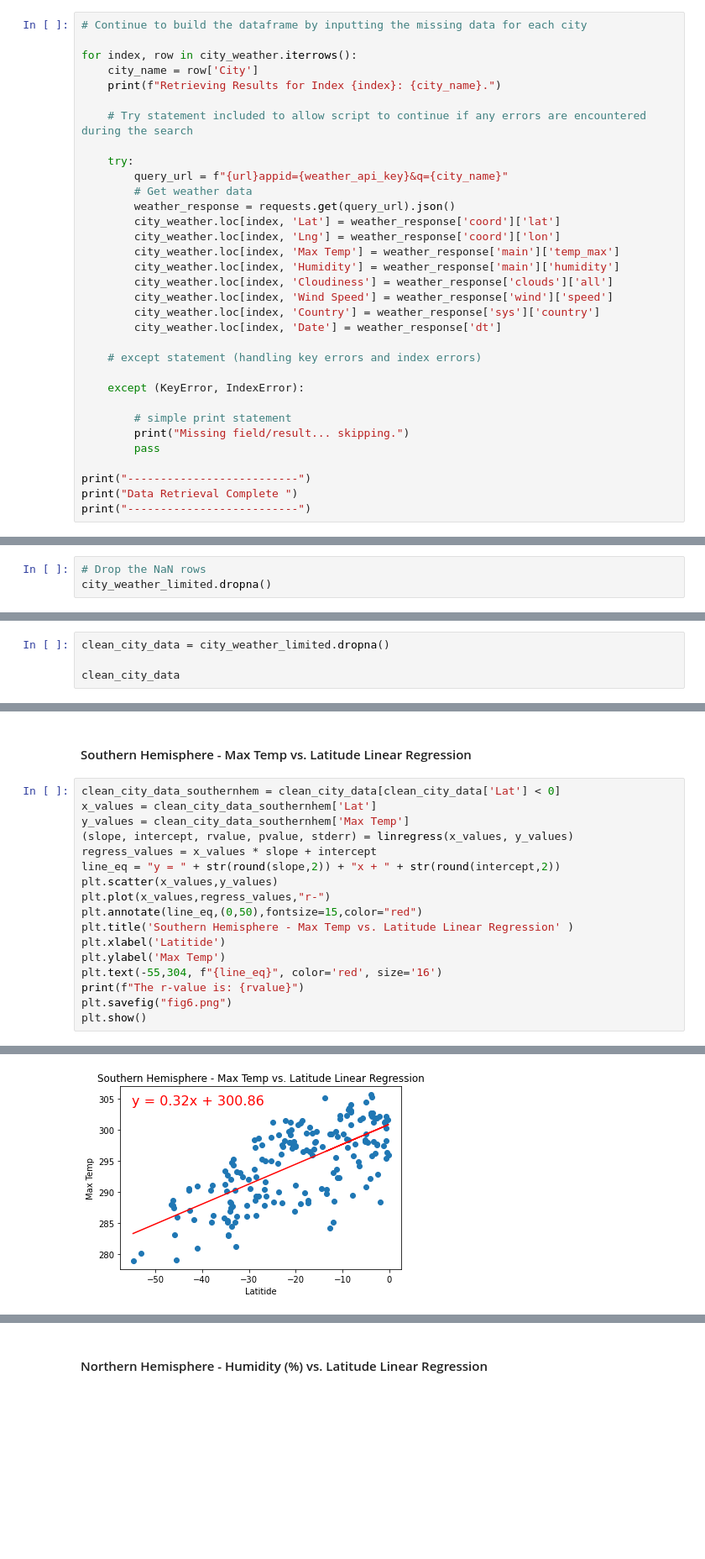
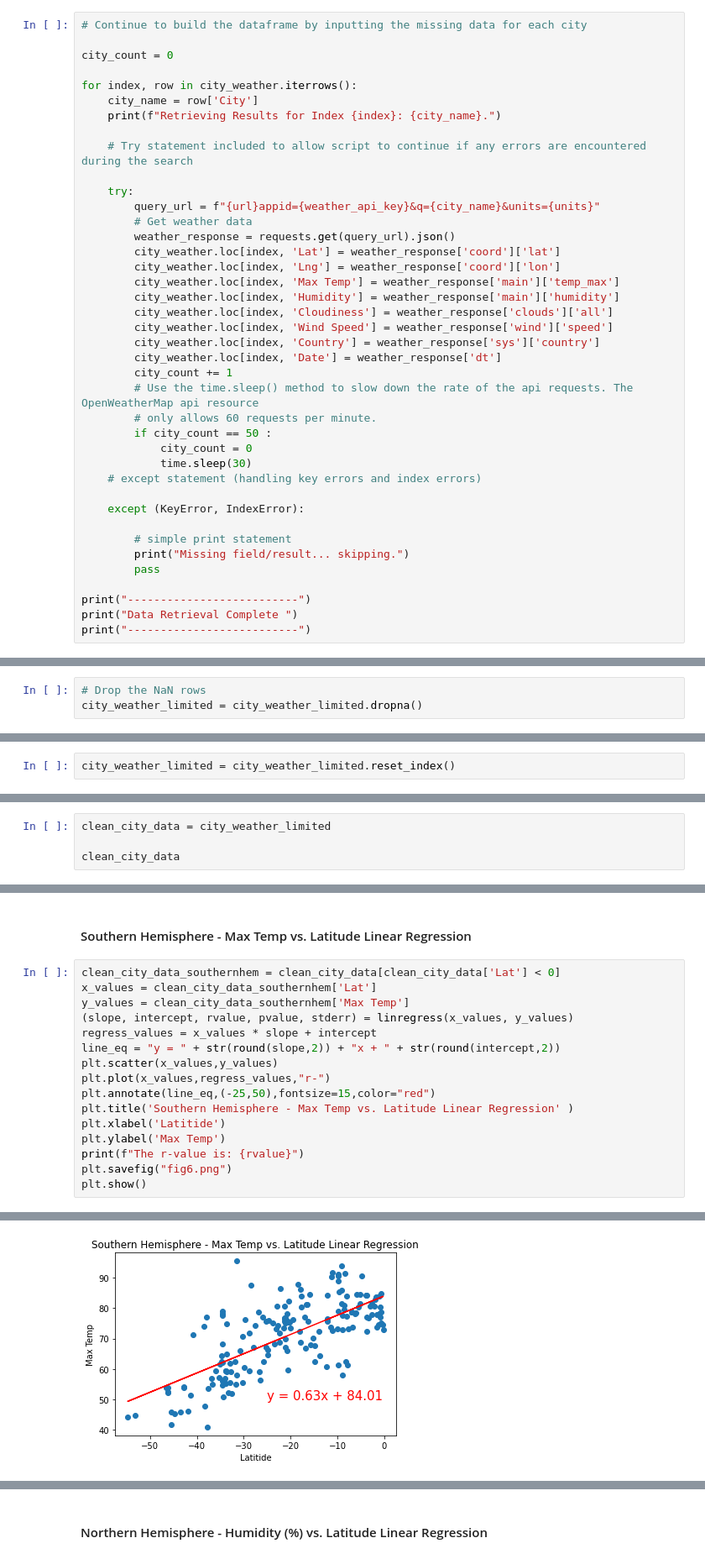
Before and after one commit to SimplyKP22/Python-API-Challenge, a Jupyter notebook: WeatherPy/WeatherPy.ipynb, the cells around one changed output, grey strips where cells are left out. Shown at 84% size. Cells and saved outputs as stored; diff of their text form; blank space fills up the shorter version.

```diff
--- a/WeatherPy/WeatherPy.ipynb
+++ b/WeatherPy/WeatherPy.ipynb
@@ -118,5 +141,7 @@ city_weather
 # %%
 # Continue to build the dataframe by inputting the missing data for each city
+
+city_count = 0
 
 for index, row in city_weather.iterrows():
     city_name = row['City']
@@ -125,7 +150,7 @@ for index, row in city_weather.iterrows():
     # Try statement included to allow script to continue if any errors are encountered during the search
 
     try:
-        query_url = f"{url}appid={weather_api_key}&q={city_name}"
+        query_url = f"{url}appid={weather_api_key}&q={city_name}&units={units}"
         # Get weather data
         weather_response = requests.get(query_url).json()
         city_weather.loc[index, 'Lat'] = weather_response['coord']['lat']
@@ -136,7 +161,12 @@ for index, row in city_weather.iterrows():
         city_weather.loc[index, 'Wind Speed'] = weather_response['wind']['speed']
         city_weather.loc[index, 'Country'] = weather_response['sys']['country']
         city_weather.loc[index, 'Date'] = weather_response['dt']
-
+        city_count += 1
+        # Use the time.sleep() method to slow down the rate of the api requests. The OpenWeatherMap api resource
+        # only allows 60 requests per minute.
+        if city_count == 50 :
+            city_count = 0
+            time.sleep(30)
     # except statement (handling key errors and index errors)
 
     except (KeyError, IndexError):
@@ -244,3 +286,3 @@ city_weather_limited
 # %%
 # Drop the NaN rows
-city_weather_limited.dropna()
+city_weather_limited = city_weather_limited.dropna()
@@ -265,3 +293,5 @@ city_weather_limited.dropna()
+# %%
+city_weather_limited = city_weather_limited.reset_index()
 # %%
 # Check the data types for the remaining data
 city_weather_limited.dtypes
@@ -398,5 +342,5 @@ boxplot = city_weather_limited.boxplot(column=['Humidity'])
 # %%
-clean_city_data = city_weather_limited.dropna()
+clean_city_data = city_weather_limited
 
 clean_city_data
 # %% [output]
@@ -505,11 +458,10 @@ regress_values = x_values * slope + intercept
 line_eq = "y = " + str(round(slope,2)) + "x + " + str(round(intercept,2))
 plt.scatter(x_values,y_values)
 plt.plot(x_values,regress_values,"r-")
-plt.annotate(line_eq,(0,50),fontsize=15,color="red")
+plt.annotate(line_eq,(-25,50),fontsize=15,color="red")
 plt.title('Southern Hemisphere - Max Temp vs. Latitude Linear Regression' )
 plt.xlabel('Latitide')
 plt.ylabel('Max Temp')
-plt.text(-55,304, f"{line_eq}", color='red', size='16')
 print(f"The r-value is: {rvalue}")
 plt.savefig("fig6.png")
 plt.show()
@@ -518 +470 @@ The r-value is: 0.6948969093261705
-[figure, old version]
+[figure, new version]
```
Also changed, not shown: parts of 42 cells of this notebook, 15 other files.
